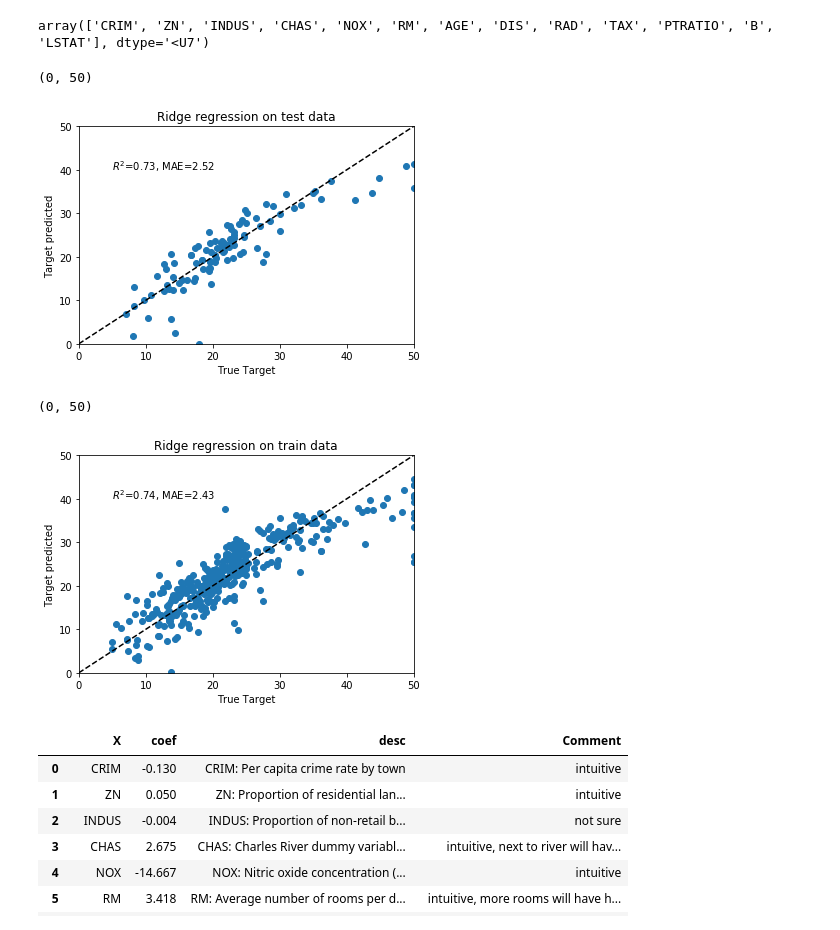
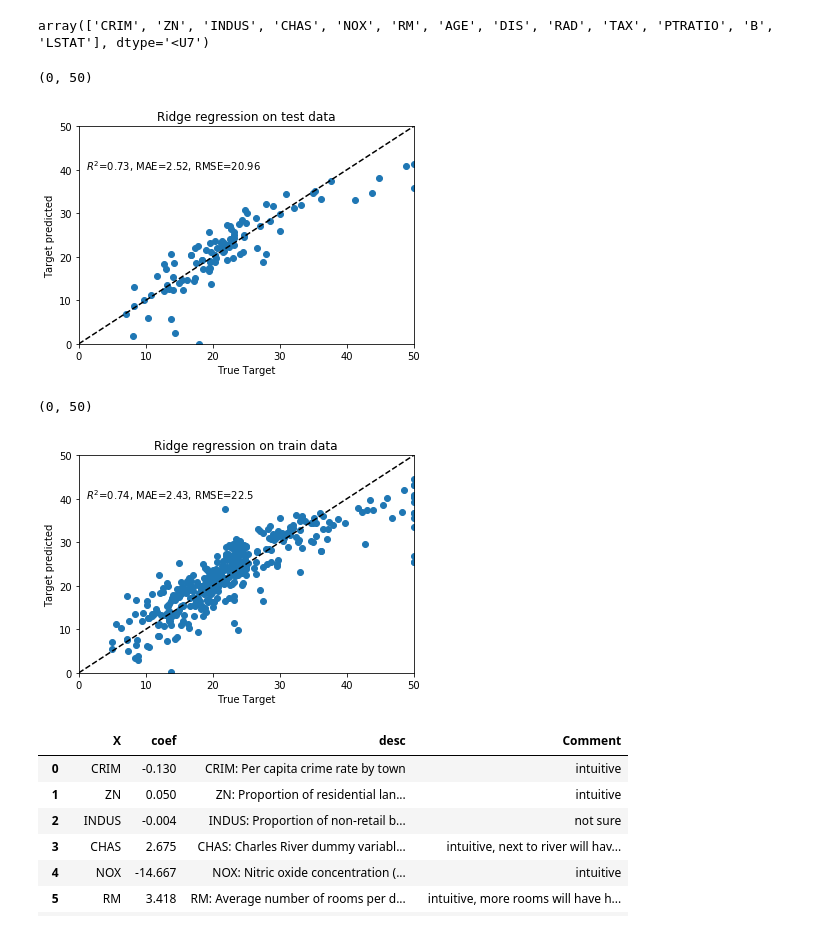
Before and after one commit to magicmathmandarin/PythonBasics, a Jupyter notebook: regression/Linear_Regression.ipynb, the cells around one changed output. Saved outputs shown, nothing was run; the diff lists cells and outputs as text; code cells hidden in the pictures.

```diff
--- a/regression/Linear_Regression.ipynb
+++ b/regression/Linear_Regression.ipynb
@@ -95,17 +106,17 @@ array(['CRIM', 'ZN', 'INDUS', 'CHAS', 'NOX', 'RM', 'AGE', 'DIS', 'RAD', 'TAX', '
 # %%
 f, ax =plt.subplots(1, 1)
 ax.scatter(y_test, y_pred)
 plt.plot([0, 50], [0, 50], '--k')
 ax.set_ylabel('Target predicted')
 ax.set_xlabel('True Target')
 ax.set_title('Ridge regression on test data')
-ax.text(5, 40, r'$R^2$=%.2f, MAE=%.2f' % (
-    r2_score(y_test, y_pred), median_absolute_error(y_test, y_pred)))
+ax.text(1, 40, r'$R^2$=%.2f, MAE=%.2f, RMSE=%.2f' % (
+    r2_score(y_test, y_pred), median_absolute_error(y_test, y_pred),mean_squared_error(y_test, y_pred)))
 ax.set_xlim([0, 50])
 ax.set_ylim([0, 50])
 # %% [output]
 (0, 50)
-[figure, old version]
+[figure, new version]
 # %%
 y_pred =my_regr.predict(X_train)
 f, ax =plt.subplots(1, 1)
@@ -114,13 +125,13 @@ plt.plot([0, 50], [0, 50], '--k')
 ax.set_ylabel('Target predicted')
 ax.set_xlabel('True Target')
 ax.set_title('Ridge regression on train data')
-ax.text(5, 40, r'$R^2$=%.2f, MAE=%.2f' % (
-    r2_score(y_train, y_pred), median_absolute_error(y_train, y_pred)))
+ax.text(1, 40, r'$R^2$=%.2f, MAE=%.2f, RMSE=%.1f' % (
+    r2_score(y_train, y_pred), median_absolute_error(y_train, y_pred),mean_squared_error(y_train, y_pred)))
 ax.set_xlim([0, 50])
 ax.set_ylim([0, 50])
 # %% [output]
 (0, 50)
-[figure, old version]
+[figure, new version]
 # %%
 interpretation = pd.DataFrame({'X': dataset.feature_names, 'coef': my_regr.coef_,'desc':['CRIM: Per capita crime rate by town',
 'ZN: Proportion of residential land zoned for lots over 25,000 sq. ft',
```
Also changed, not shown: parts of 16 cells of this notebook.
